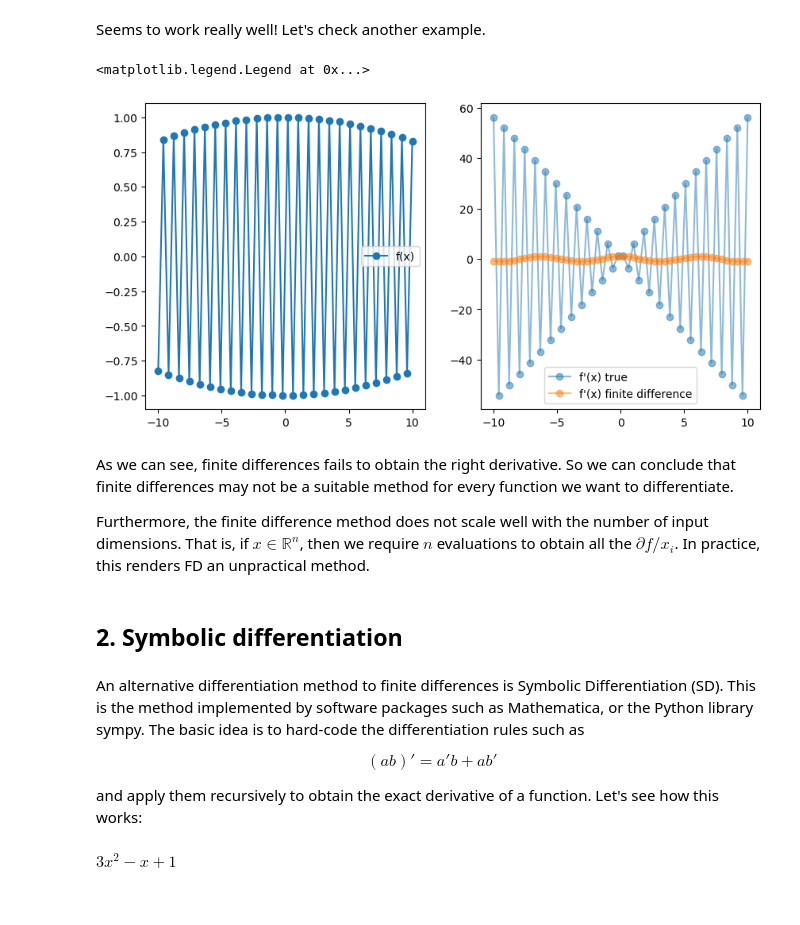
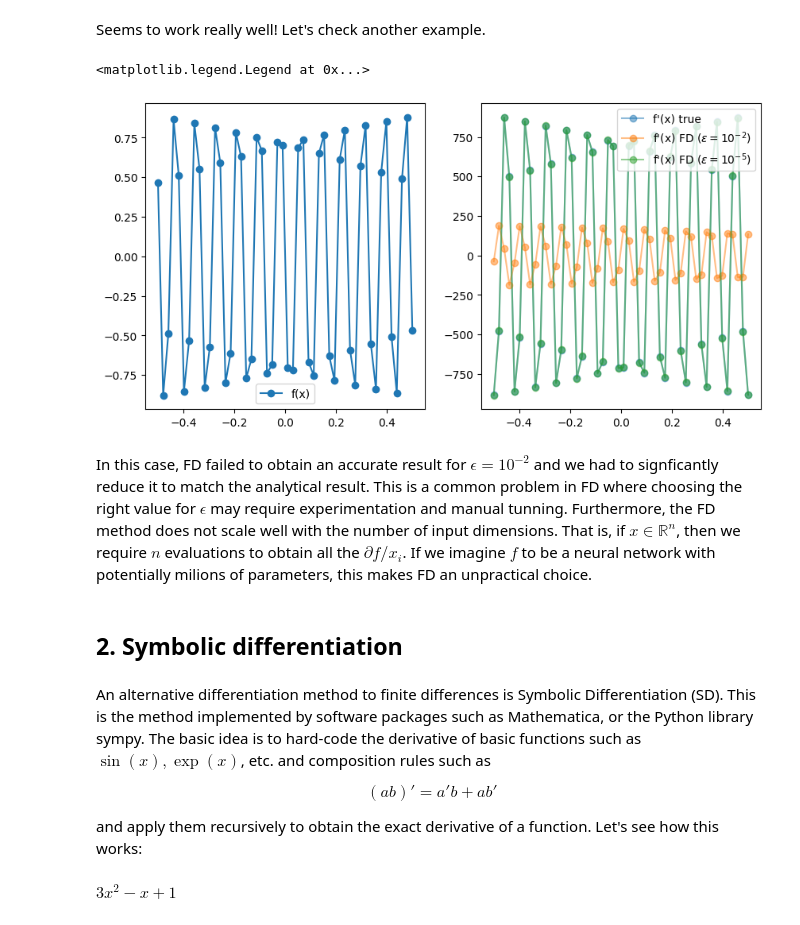
Before and after one commit to arnauqb/diff_abms_tutorial, a Jupyter notebook: notebooks/01-automatic-differentiation.ipynb, the cells around one changed output. Cells and saved outputs as stored; diff of their text form; code cells hidden in the pictures.

```diff
--- a/notebooks/01-automatic-differentiation.ipynb
+++ b/notebooks/01-automatic-differentiation.ipynb
@@ -46,30 +46,30 @@ ax.legend()
 # %% [markdown]
 Seems to work really well! Let's check another example.
 # %%
-x = np.linspace(-10, 10, 50)
-y = np.sin(100*x)
-epsilon = 1e-3
-yp_true = 100 * np.cos(100*x)
-yp_fd = get_fd_derivative(np.sin, x, epsilon)
+x = np.linspace(-0.5, 0.5, 50)
+f = lambda x: np.sin(1000*x)
+y = np.sin(1000*x)
+yp_true = 1000 * np.cos(1000*x)
+yp_fd_1 = get_fd_derivative(f, x, epsilon=1e-2)
+yp_fd_2 = get_fd_derivative(f, x, epsilon=1e-5)
 
 fig, ax = plt.subplots(1, 2, figsize=(10, 5))
 ax[0].plot(x, y, "o-", label='f(x)')
 ax[0].legend()
 ax[1].plot(x, yp_true, "o-", label="f'(x) true", alpha=0.5)
-ax[1].plot(x, yp_fd, "o-", label="f'(x) finite difference", alpha=0.5)
+ax[1].plot(x, yp_fd_1, "o-", label=r"f'(x) FD ($\epsilon=10^{-2}$)", alpha=0.5)
+ax[1].plot(x, yp_fd_2, "o-", label=r"f'(x) FD ($\epsilon=10^{-5}$)", alpha=0.5)
 ax[1].legend()
 # %% [output]
 <matplotlib.legend.Legend at 0x...>
-[figure, old version]
+[figure, new version]
 # %% [markdown]
-As we can see, finite differences fails to obtain the right derivative. So we can conclude that finite differences may not be a suitable method for every function we want to differentiate.
-
-Furthermore, the finite difference method does not scale well with the number of input dimensions. That is, if $x \in \mathbb R^n$, then we require $n$ evaluations to obtain all the $\partial f / x_i$. In practice, this renders FD an unpractical method.
+In this case, FD failed to obtain an accurate result for $\epsilon=10^{-2}$ and we had to signficantly reduce it to match the analytical result. This is a common problem in FD where choosing the right value for $\epsilon$ may require experimentation and manual tunning. Furthermore, the FD method does not scale well with the number of input dimensions. That is, if $x \in \mathbb R^n$, then we require $n$ evaluations to obtain all the $\partial f / x_i$. If we imagine $f$ to be a neural network with potentially milions of parameters, this makes FD an unpractical choice.
 # %% [markdown]
 ## 2.  Symbolic differentiation
 # %% [markdown]
 An alternative differentiation method to finite differences is Symbolic Differentiation (SD). This is the method implemented by software packages such as Mathematica, or the Python library sympy.
-The basic idea is to hard-code the differentiation rules such as
+The basic idea is to hard-code the derivative of basic functions such as $\sin(x), \exp(x)$, etc. and composition rules such as
 
 $$ (ab)' = a'b + ab' $$
 
```
Also changed, not shown: parts of 14 cells of this notebook, 52 other files.
